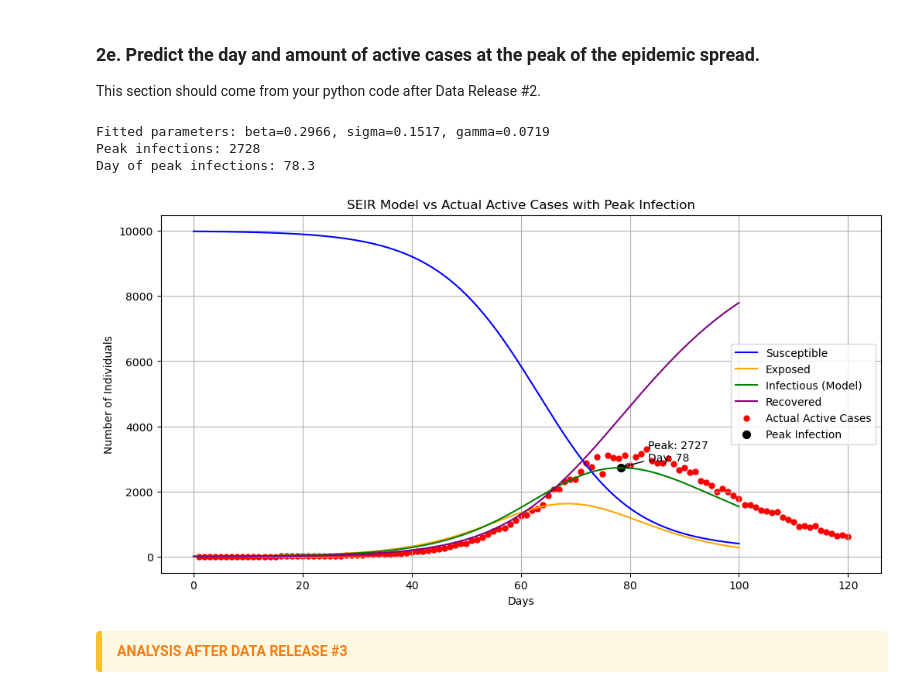
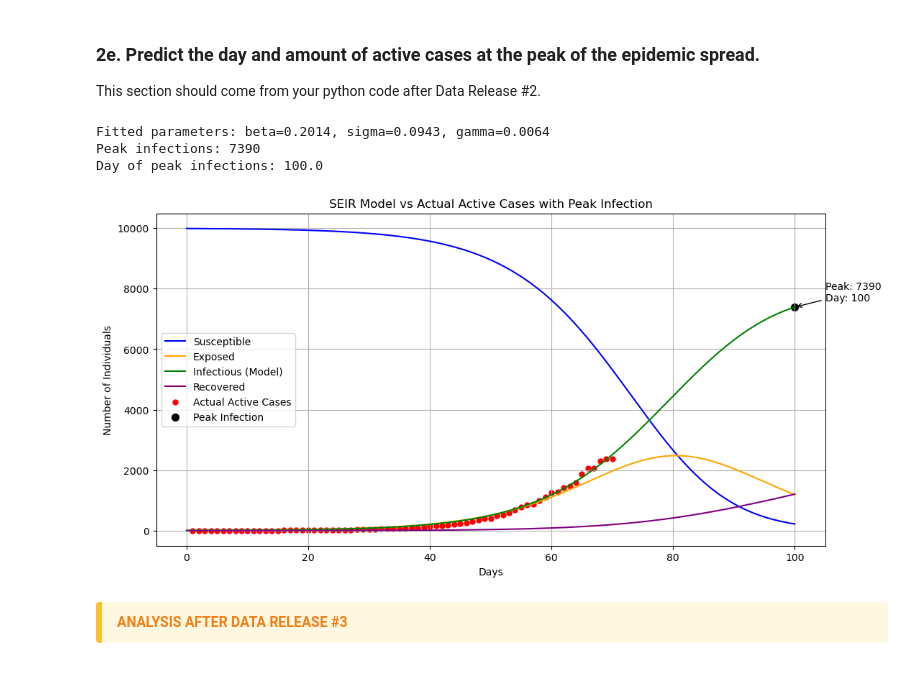
Before and after one commit to jackmarchesi/Module-2-Epidemics-SIR-Modeling, a Jupyter notebook: Notebook examples/Yancy_Martinez_Jack_Marchesi_MODULE2_Notebook.ipynb, the cells around one changed output. Cells and saved outputs as stored; diff of their text form; code cells hidden in the pictures.

```diff
--- a/Notebook examples/Yancy_Martinez_Jack_Marchesi_MODULE2_Notebook.ipynb
+++ b/Notebook examples/Yancy_Martinez_Jack_Marchesi_MODULE2_Notebook.ipynb
@@ -401,9 +420,11 @@ import matplotlib.pyplot as plt
 from scipy.optimize import minimize
 
 # Load the data
-data = pd.read_csv(
-    r'C:\Users\yancy\OneDrive\BME2315\Module-2-Epidemics-SIR-Modeling\Data\mystery_virus_daily_active_counts_RELEASE#3.csv'
-)
+data = pd.read_csv(r'C:\Users\Jmarc\Desktop\Comp BME\module-2-jackmarchesi\Module-2-Epidemics-SIR-Modeling\Data\mystery_virus_daily_active_counts_RELEASE#2.csv', parse_dates=['date'], header=0, index_col=None)
+#data = pd.read_csv(r'C:\Users\Jmarc\Desktop\Comp BME\module-2-jackmarchesi\Module-2-Epidemics-SIR-Modeling\Data\mystery_virus_daily_active_counts_RELEASE#@.csv', parse_dates=['date'], header=0, index_col=None)
+#data = pd.read_csv(
+#    r'C:\Users\yancy\OneDrive\BME2315\Module-2-Epidemics-SIR-Modeling\Data\mystery_virus_daily_active_counts_RELEASE#2.csv'
+#)
 data.columns = ['day', 'date', 'active_cases']  # rename columns
 cases = data['active_cases'].values  # number of infected people each day
 days_data = data['day'].values       # day numbers
@@ -488,37 +509,37 @@ print(f"Day of peak infections: {peak_day:.1f}")
 # Plot SEIR simulation fitted to active cases with peak annotation
 plt.figure(figsize=(12,6))
 
 # Plot SEIR compartments
 plt.plot(t, S_fit, label='Susceptible', color='blue')
 plt.plot(t, E_fit, label='Exposed', color='orange')
 plt.plot(t, I_fit, label='Infectious (Model)', color='green')
 plt.plot(t, R_fit, label='Recovered', color='purple')
 
 # Overlay actual active cases as red dots
 plt.scatter(days_data, cases, color='red', label='Actual Active Cases', s=25)
 
 # Mark and annotate the peak infection
 plt.scatter(peak_day, peak_infections, color='black', s=50, label='Peak Infection')
 plt.annotate(
     f'Peak: {int(peak_infections)}\nDay: {int(peak_day)}',
     xy=(peak_day, peak_infections),
     xytext=(peak_day+5, peak_infections+200),
     arrowprops=dict(facecolor='black', arrowstyle='->'),
     fontsize=10
 )
 
 # Labels, title, legend
 plt.xlabel('Days')
 plt.ylabel('Number of Individuals')
 plt.title('SEIR Model vs Actual Active Cases with Peak Infection')
 plt.legend()
 plt.grid(True)
 plt.show()
 # %% [output]
-Fitted parameters: beta=0.2966, sigma=0.1517, gamma=0.0719
-Peak infections: 2728
-Day of peak infections: 78.3
+Fitted parameters: beta=0.2014, sigma=0.0943, gamma=0.0064
+Peak infections: 7390
+Day of peak infections: 100.0
-[figure, old version]
+[figure, new version]
 # %% [markdown]
 
 <div style="
```
Also changed, not shown: parts of 8 cells of this notebook, 1 other file.
